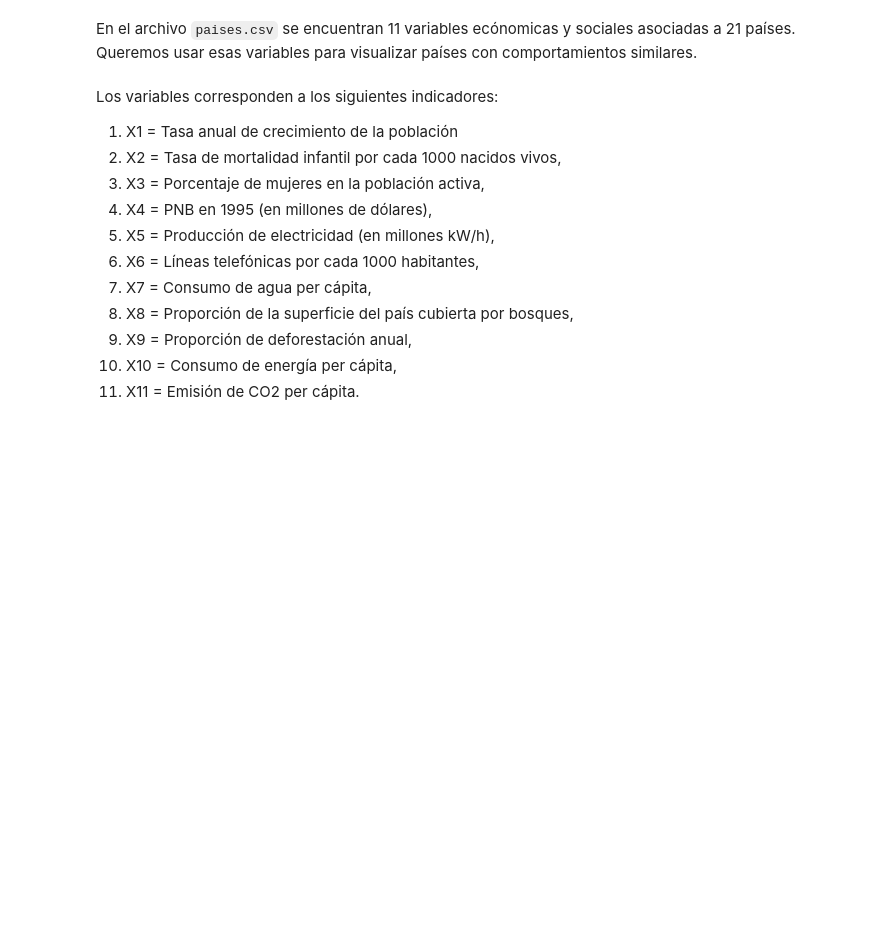
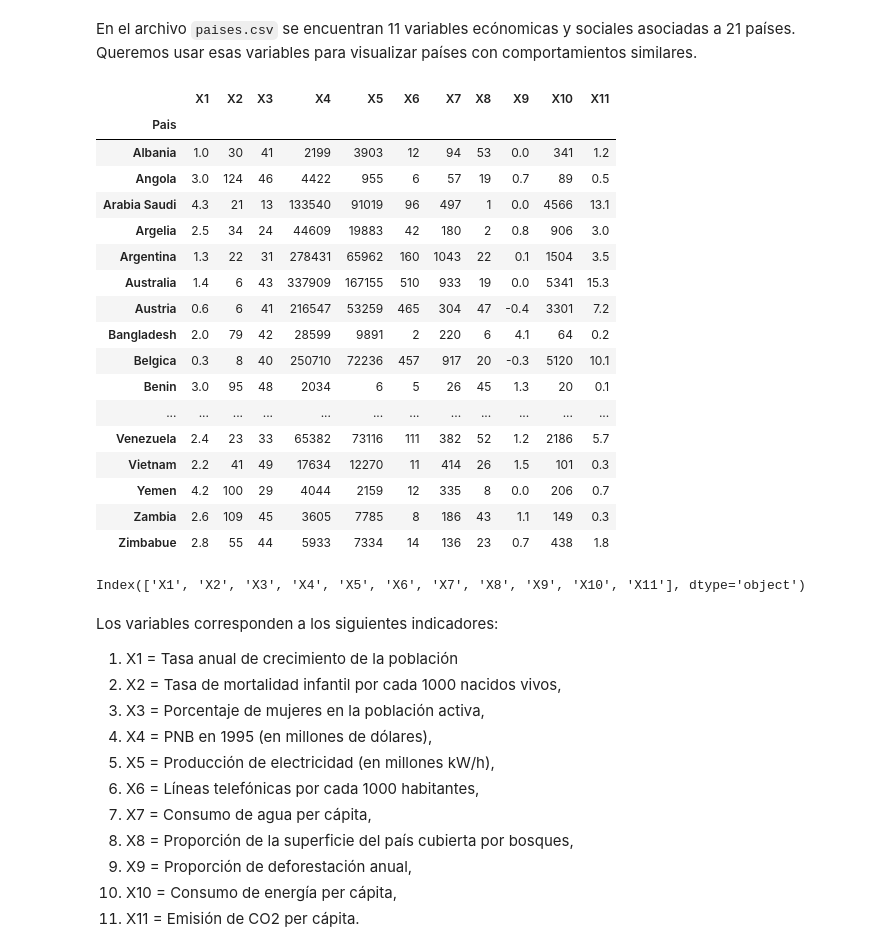
Before and after one commit to AnnBass23/LDD, a Jupyter notebook: P8 LDD/clase18-pca-pasoapaso-clase.ipynb, the cells around one changed output. Drawn from its saved outputs; the diff is of its cells as text; code cells hidden in the pictures; blank space fills up the shorter version.

```diff
--- a/P8 LDD/clase18-pca-pasoapaso-clase.ipynb
+++ b/P8 LDD/clase18-pca-pasoapaso-clase.ipynb
@@ -143,14 +143,37 @@ calcular la varianza explicada acumulada de las dos primeras componentes princip
 ### Aplicación
 # %% [markdown]
 En el archivo `paises.csv` se encuentran 11 variables ecónomicas y sociales asociadas a 21 países. Queremos usar esas variables para visualizar países con comportamientos similares.
+# %%
+Dir = "/Users/Usuario/Documents/EXACTAS/DATOS/2do Año/Labo de Datos/LDD/P8 LDD/"
 # %%
 # Leemos los datos
-datos = pd.read_csv("../Datos/paises.csv", index_col = "Pais")   # dataFrame
+datos = pd.read_csv(Dir + 'paises.csv', index_col = "Pais")   # dataFrame
 X = datos
 X.columns = X.columns.str.strip()  # Los nombres tienen un espacio al principio, lo eliminamos
 display(X)
+# %% [output]
+|  | X1 | X2 | X3 | X4 | X5 | X6 | X7 | X8 | X9 | X10 | X11 |
+| Pais |  |  |  |  |  |  |  |  |  |  |  |
+| Albania | 1.0 | 30 | 41 | 2199 | 3903 | 12 | 94 | 53 | 0.0 | 341 | 1.2 |
+| Angola | 3.0 | 124 | 46 | 4422 | 955 | 6 | 57 | 19 | 0.7 | 89 | 0.5 |
+| Arabia Saudi | 4.3 | 21 | 13 | 133540 | 91019 | 96 | 497 | 1 | 0.0 | 4566 | 13.1 |
+| Argelia | 2.5 | 34 | 24 | 44609 | 19883 | 42 | 180 | 2 | 0.8 | 906 | 3.0 |
+| Argentina | 1.3 | 22 | 31 | 278431 | 65962 | 160 | 1043 | 22 | 0.1 | 1504 | 3.5 |
+| Australia | 1.4 | 6 | 43 | 337909 | 167155 | 510 | 933 | 19 | 0.0 | 5341 | 15.3 |
+| Austria | 0.6 | 6 | 41 | 216547 | 53259 | 465 | 304 | 47 | -0.4 | 3301 | 7.2 |
+| Bangladesh | 2.0 | 79 | 42 | 28599 | 9891 | 2 | 220 | 6 | 4.1 | 64 | 0.2 |
+| Belgica | 0.3 | 8 | 40 | 250710 | 72236 | 457 | 917 | 20 | -0.3 | 5120 | 10.1 |
+| Benin | 3.0 | 95 | 48 | 2034 | 6 | 5 | 26 | 45 | 1.3 | 20 | 0.1 |
+| ... | ... | ... | ... | ... | ... | ... | ... | ... | ... | ... | ... |
+| Venezuela | 2.4 | 23 | 33 | 65382 | 73116 | 111 | 382 | 52 | 1.2 | 2186 | 5.7 |
+| Vietnam | 2.2 | 41 | 49 | 17634 | 12270 | 11 | 414 | 26 | 1.5 | 101 | 0.3 |
+| Yemen | 4.2 | 100 | 29 | 4044 | 2159 | 12 | 335 | 8 | 0.0 | 206 | 0.7 |
+| Zambia | 2.6 | 109 | 45 | 3605 | 7785 | 8 | 186 | 43 | 1.1 | 149 | 0.3 |
+| Zimbabue | 2.8 | 55 | 44 | 5933 | 7334 | 14 | 136 | 23 | 0.7 | 438 | 1.8 |
 # %%
 X.columns
+# %% [output]
+Index(['X1', 'X2', 'X3', 'X4', 'X5', 'X6', 'X7', 'X8', 'X9', 'X10', 'X11'], dtype='object')
 # %% [markdown]
 Los variables corresponden a los siguientes indicadores:
 
```
Also changed, not shown: parts of 11 cells of this notebook, 5 other files.
